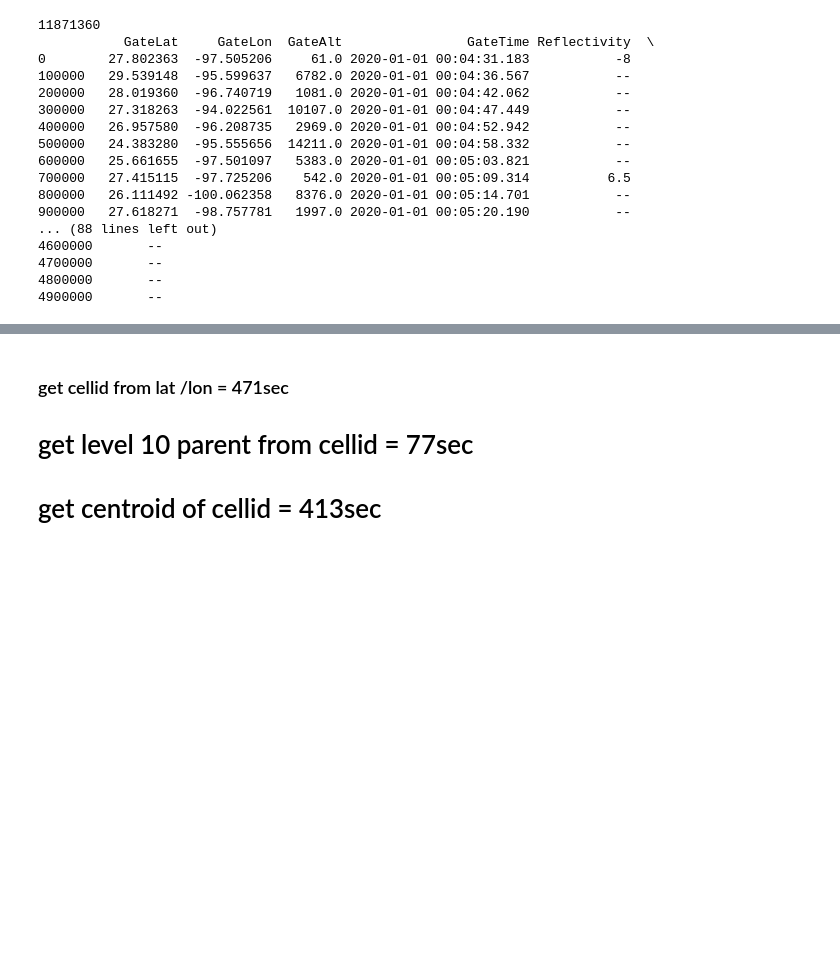
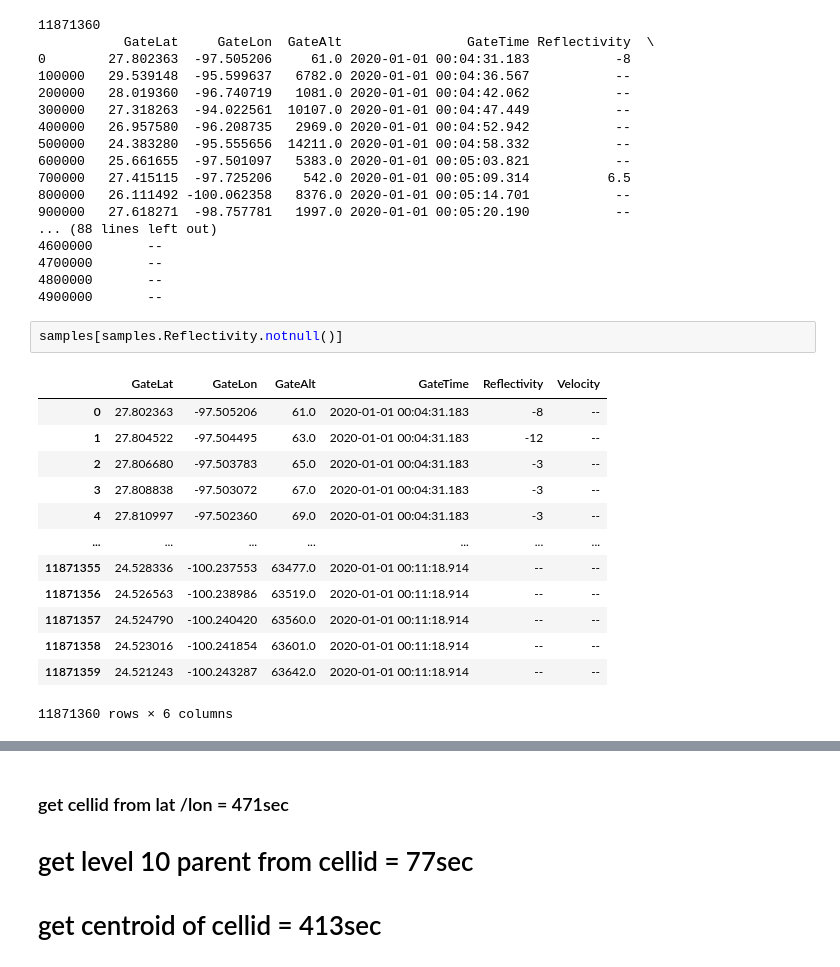
Before and after one commit to laggerstatten/UdacityDEND_Capstone, a Jupyter notebook: NEXRAD_to_TallDataframe.ipynb, the cells around one changed output, grey strips where cells are left out. Drawn from its saved outputs; the diff is of its cells as text; blank space fills up the shorter version.

```diff
--- a/NEXRAD_to_TallDataframe.ipynb
+++ b/NEXRAD_to_TallDataframe.ipynb
@@ -216,3 +228,19 @@ print(samples[0:5000000:100000])
 4700000       --
 4800000       --
 4900000       --
+# %%
+samples[samples.Reflectivity.notnull()]
+# %% [output]
+|  | GateLat | GateLon | GateAlt | GateTime | Reflectivity | Velocity |
+| 0 | 27.802363 | -97.505206 | 61.0 | 2020-01-01 00:04:31.183 | -8 | -- |
+| 1 | 27.804522 | -97.504495 | 63.0 | 2020-01-01 00:04:31.183 | -12 | -- |
+| 2 | 27.806680 | -97.503783 | 65.0 | 2020-01-01 00:04:31.183 | -3 | -- |
+| 3 | 27.808838 | -97.503072 | 67.0 | 2020-01-01 00:04:31.183 | -3 | -- |
+| 4 | 27.810997 | -97.502360 | 69.0 | 2020-01-01 00:04:31.183 | -3 | -- |
+| ... | ... | ... | ... | ... | ... | ... |
+| 11871355 | 24.528336 | -100.237553 | 63477.0 | 2020-01-01 00:11:18.914 | -- | -- |
+| 11871356 | 24.526563 | -100.238986 | 63519.0 | 2020-01-01 00:11:18.914 | -- | -- |
+| 11871357 | 24.524790 | -100.240420 | 63560.0 | 2020-01-01 00:11:18.914 | -- | -- |
+| 11871358 | 24.523016 | -100.241854 | 63601.0 | 2020-01-01 00:11:18.914 | -- | -- |
+| 11871359 | 24.521243 | -100.243287 | 63642.0 | 2020-01-01 00:11:18.914 | -- | -- |
+11871360 rows × 6 columns
```
Also changed, not shown: parts of 10 cells of this notebook, 8 other files.
